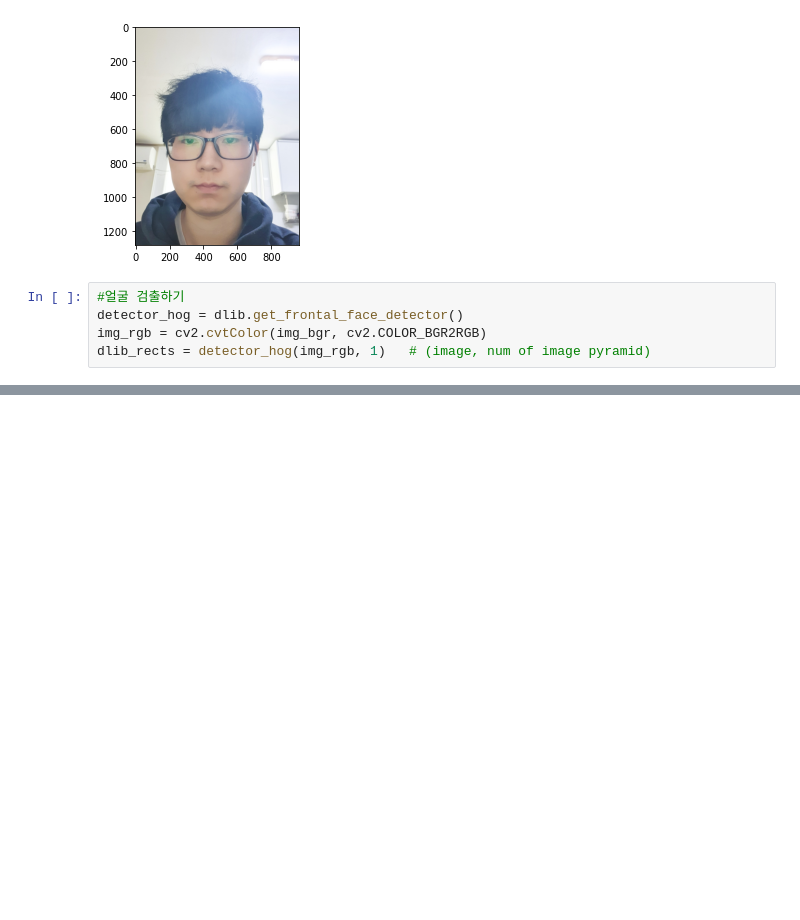
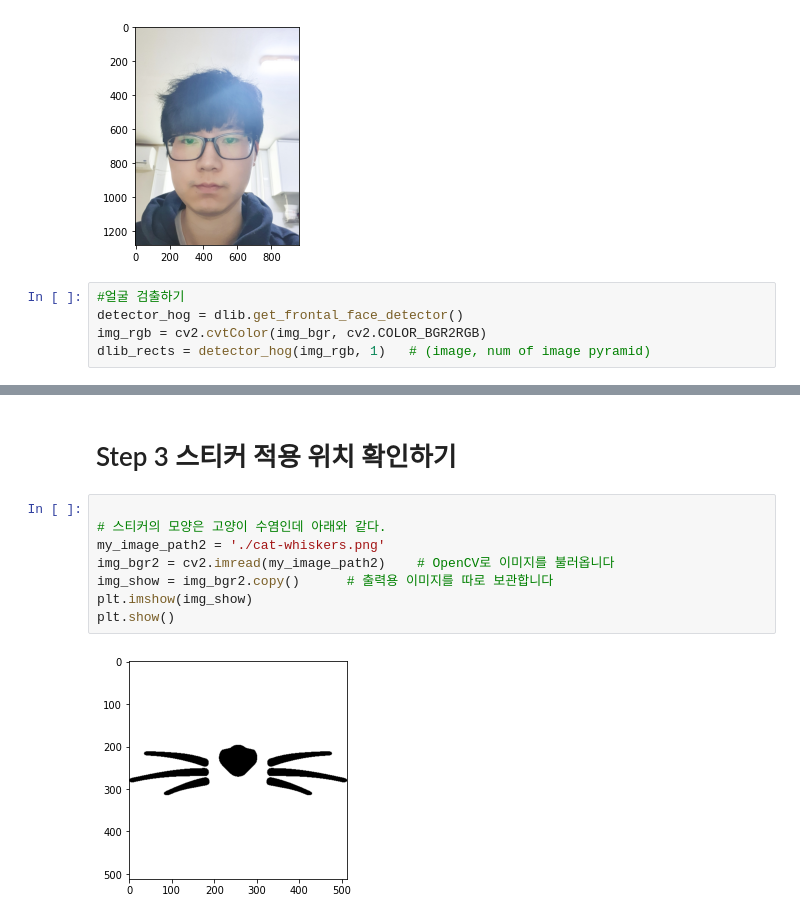
Before and after one commit to kkalkkkal/AIFFEL, a Jupyter notebook: 3. 카메라 스티커앱 만들기 첫걸음/고양이 수염 필터.ipynb, the cells around one changed output, grey strips where cells are left out. Drawn from its saved outputs; the diff is of its cells as text; blank space fills up the shorter version.

```diff
--- a/3. 카메라 스티커앱 만들기 첫걸음/고양이 수염 필터.ipynb
+++ b/3. 카메라 스티커앱 만들기 첫걸음/고양이 수염 필터.ipynb
@@ -115,0 +142,12 @@ SyntaxError: invalid syntax (Temp/ipykernel_19976/3870084678.py, line 3)
+# %% [markdown]
+# Step 3 스티커 적용 위치 확인하기
+# %%
+
+# 스티커의 모양은 고양이 수염인데 아래와 같다.
+my_image_path2 = './cat-whiskers.png'
+img_bgr2 = cv2.imread(my_image_path2)    # OpenCV로 이미지를 불러옵니다
+img_show = img_bgr2.copy()      # 출력용 이미지를 따로 보관합니다
+plt.imshow(img_show)
+plt.show()
+# %% [output]
+[figure, added]
```
Also changed, not shown: parts of 26 cells of this notebook.
